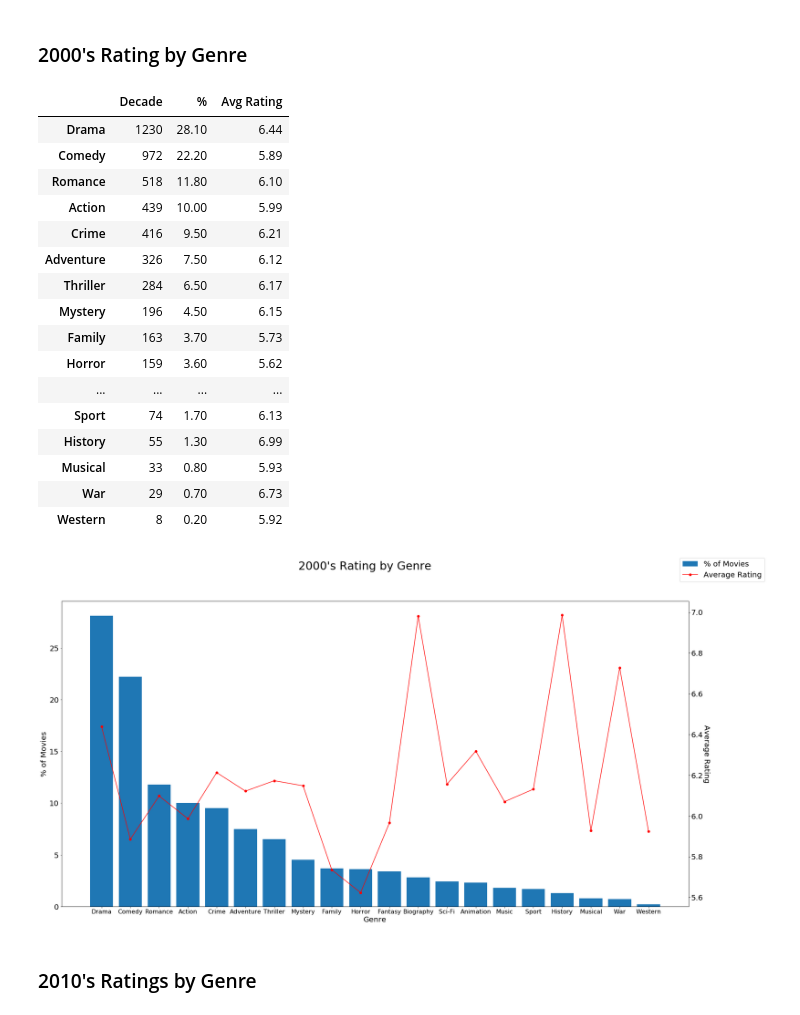
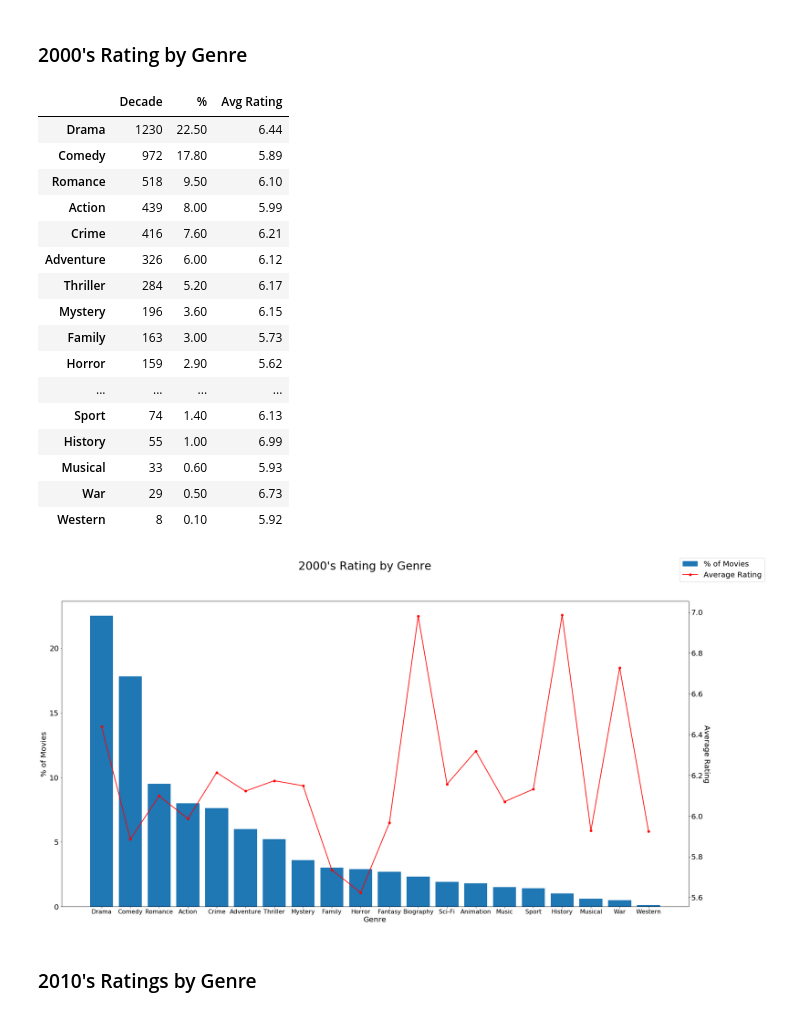
Before and after one commit to Nicole1701/group_project1, a Jupyter notebook: Analysis_Nicole.ipynb, the cells around one changed output. Saved outputs shown, nothing was run; the diff lists cells and outputs as text; code cells hidden in the pictures.

```diff
--- a/Analysis_Nicole.ipynb
+++ b/Analysis_Nicole.ipynb
@@ -229,7 +229,7 @@ plt.show()
 # stackoverflow.com/questions/25447700/annotate-bars-with-values-on-pandas-bar-plots
 decade_00_groupby = decade_00.groupby('Genre').count()['Decade'].sort_values(ascending=False)
 decade_00_df = pd.DataFrame(decade_00_groupby)
-decade_00_df['%'] = ((decade_00_df['Decade'] / decade_90_df['Decade'].sum())*100).round(1).astype(float)
+decade_00_df['%'] = ((decade_00_df['Decade'] / decade_00_df['Decade'].sum())*100).round(1).astype(float)
 
 
 decade_00_df.reset_index()
@@ -725,45 +693,45 @@ decade_00_combined[['%', "Avg Rating"]]
 decade_00_combined
 # %% [output]
 |  | Decade | % | Avg Rating |
-| Drama | 1230 | 28.10 | 6.44 |
-| Comedy | 972 | 22.20 | 5.89 |
-| Romance | 518 | 11.80 | 6.10 |
-| Action | 439 | 10.00 | 5.99 |
-| Crime | 416 | 9.50 | 6.21 |
-| Adventure | 326 | 7.50 | 6.12 |
-| Thriller | 284 | 6.50 | 6.17 |
-| Mystery | 196 | 4.50 | 6.15 |
-| Family | 163 | 3.70 | 5.73 |
-| Horror | 159 | 3.60 | 5.62 |
+| Drama | 1230 | 22.50 | 6.44 |
+| Comedy | 972 | 17.80 | 5.89 |
+| Romance | 518 | 9.50 | 6.10 |
+| Action | 439 | 8.00 | 5.99 |
+| Crime | 416 | 7.60 | 6.21 |
+| Adventure | 326 | 6.00 | 6.12 |
+| Thriller | 284 | 5.20 | 6.17 |
+| Mystery | 196 | 3.60 | 6.15 |
+| Family | 163 | 3.00 | 5.73 |
+| Horror | 159 | 2.90 | 5.62 |
 | ... | ... | ... | ... |
-| Sport | 74 | 1.70 | 6.13 |
-| History | 55 | 1.30 | 6.99 |
-| Musical | 33 | 0.80 | 5.93 |
-| War | 29 | 0.70 | 6.73 |
-| Western | 8 | 0.20 | 5.92 |
+| Sport | 74 | 1.40 | 6.13 |
+| History | 55 | 1.00 | 6.99 |
+| Musical | 33 | 0.60 | 5.93 |
+| War | 29 | 0.50 | 6.73 |
+| Western | 8 | 0.10 | 5.92 |
 # %%
 # Plot the average rating over the most popular genres
 fig, ax = plt.subplots(figsize=(30,15))
 ax2 = ax.twinx()
 ax.bar(decade_00_combined.index, decade_00_combined["%"], label='% of Movies')
-ax2.plot(decade_00_combined.index, decade_00_combined["Avg Rating"], color='red', label='Average Rating', marker='o')
+ax2.plot(decade_00_combined.index, decade_00_combined["Avg Rating"], color='red', label='Average Rating', marker='o', linewidth=2)
 
 # Format chart
 
 fig.legend(loc='upper right', fontsize=20)
 fig.suptitle("2000's Rating by Genre", fontsize=30)
 ax.set_xticklabels(decade_00_combined.index)
 ax.xaxis.set_tick_params(labelsize=16)
 ax.yaxis.set_tick_params(labelsize=20)
 ax2.yaxis.set_tick_params(labelsize=20)
 ax.set_xlabel('Genre', fontsize=20)
 ax.set_ylabel('% of Movies', fontsize=20)
 ax2.set_ylabel('Average Rating', fontsize=20, rotation=270, va='baseline')
 
 # Show Chart
 plt.show()
 # %% [output]
-[figure, old version]
+[figure, new version]
 # %% [markdown]
 ### 2010's Ratings by Genre
 # %%
```
Also changed, not shown: parts of 18 cells of this notebook, 8 other files.
